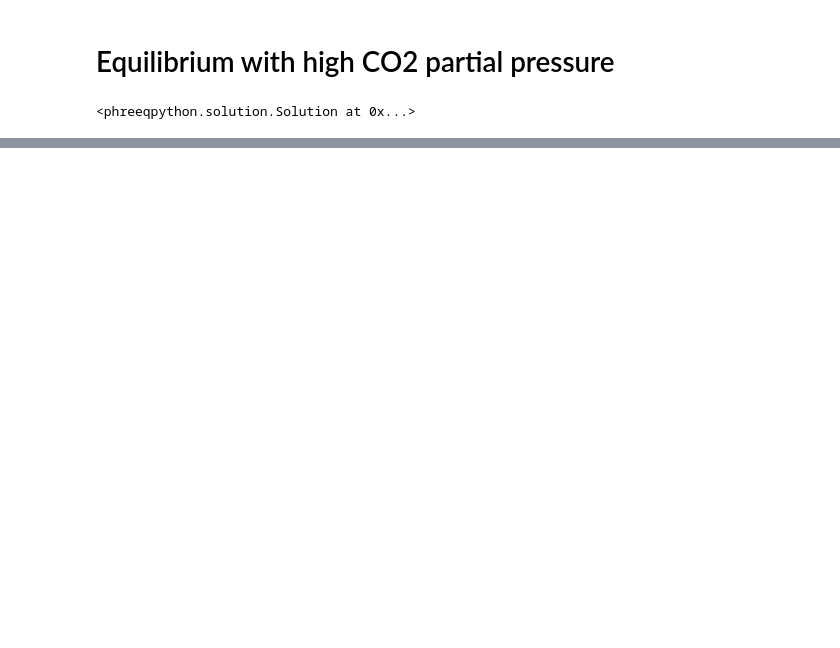
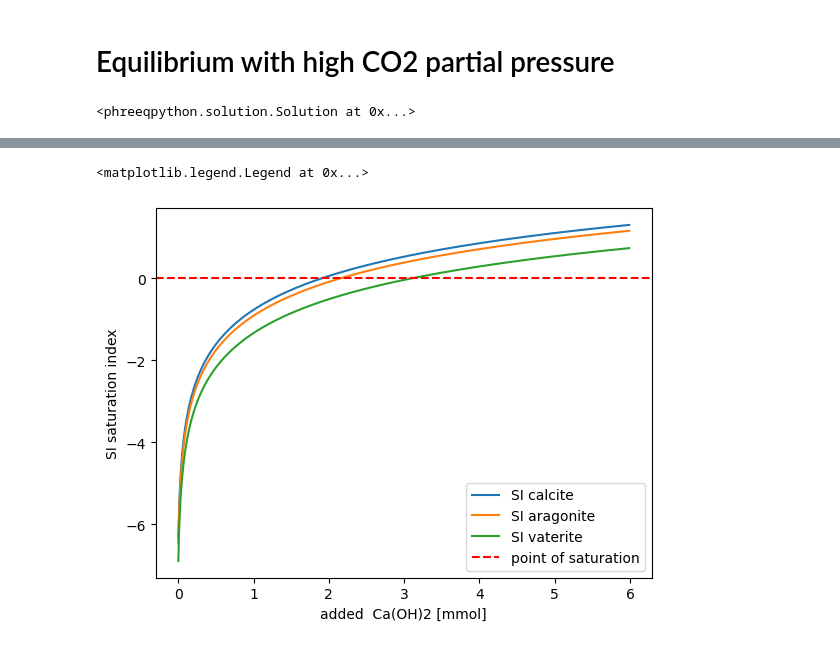
Before and after one commit to 5ir-Lancelot/alkalinity, a Jupyter notebook: BAM-EC-model.ipynb, the cells around one changed output, grey strips where cells are left out. Cells and saved outputs as stored; diff of their text form; code cells hidden in the pictures; blank space fills up the shorter version.

```diff
--- a/BAM-EC-model.ipynb
+++ b/BAM-EC-model.ipynb
@@ -99,0 +127,18 @@ solution.species
+# %%
+#high partial pressure of CO2
+
+#equalize the solution it with high CO2 pressure
+
+#concentration CO2 atmosphere
+p=415 # ppm
+
+
+#artificial atmosphere
+p=15*1e3
+
+
+#partial pressure pCO2 in atm
+pCO2=p*1e-6
+
+#phreeqc always uses log10 values
+input_pCO2=np.log10(pCO2)
@@ -99,0 +185,13 @@ solution.species
+# %%
+c=np.arange(0,600*0.01,0.01)
+
+plt.plot(c,SI_calcite,label='SI calcite')
+plt.plot(c,SI_aragonite, label='SI aragonite')
+plt.plot(c,SI_vaterite, label='SI vaterite')
+plt.axhline(y=0, color='r', linestyle='--',label='point of saturation')
+plt.xlabel('added  Ca(OH)2 [mmol]')
+plt.ylabel('SI saturation index')
+plt.legend()
+# %% [output]
+<matplotlib.legend.Legend at 0x...>
+[figure, added]
```
Also changed, not shown: parts of 18 cells of this notebook.
